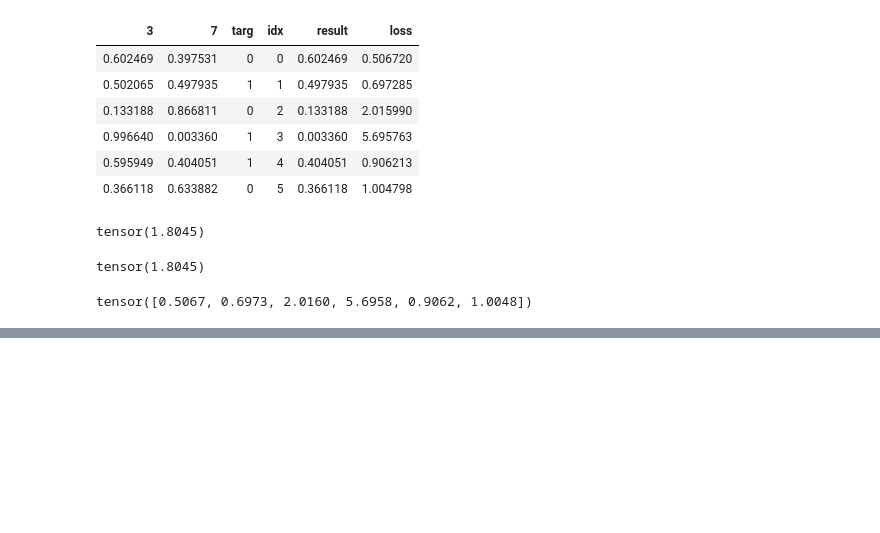
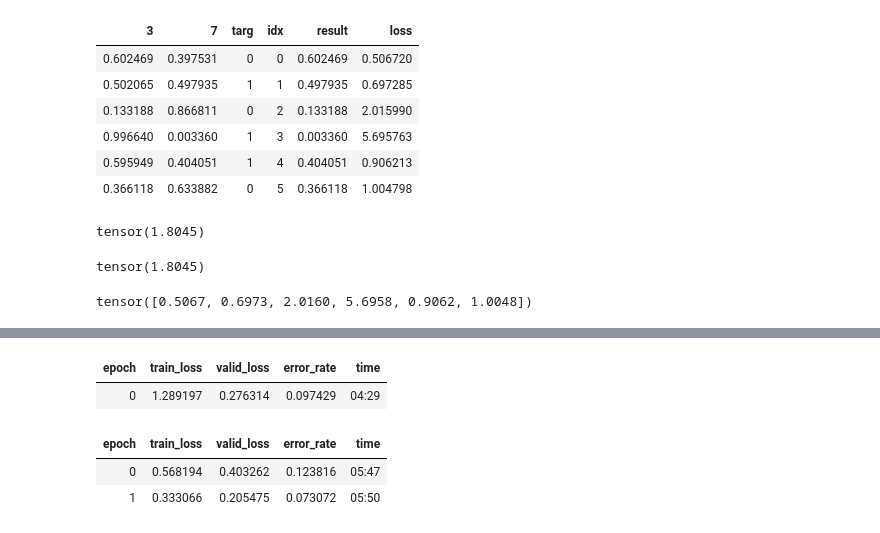
Before and after one commit to atozncoder/ai, a Jupyter notebook: BookChapter5.ipynb, the cells around one changed output, grey strips where cells are left out. Drawn from its saved outputs; the diff is of its cells as text; code cells hidden in the pictures; blank space fills up the shorter version.

```diff
--- a/BookChapter5.ipynb
+++ b/BookChapter5.ipynb
@@ -266,0 +297,9 @@ interp.plot_confusion_matrix(figsize=(12,12), dpi=60)
+# %%
+learn = vision_learner(dls, resnet34, metrics=error_rate)
+learn.fine_tune(2, base_lr=3e-3)
+# %% [output]
+| epoch | train_loss | valid_loss | error_rate | time |
+| 0 | 1.289197 | 0.276314 | 0.097429 | 04:29 |
+| epoch | train_loss | valid_loss | error_rate | time |
+| 0 | 0.568194 | 0.403262 | 0.123816 | 05:47 |
+| 1 | 0.333066 | 0.205475 | 0.073072 | 05:50 |
```
Also changed, not shown: parts of 13 cells of this notebook.
